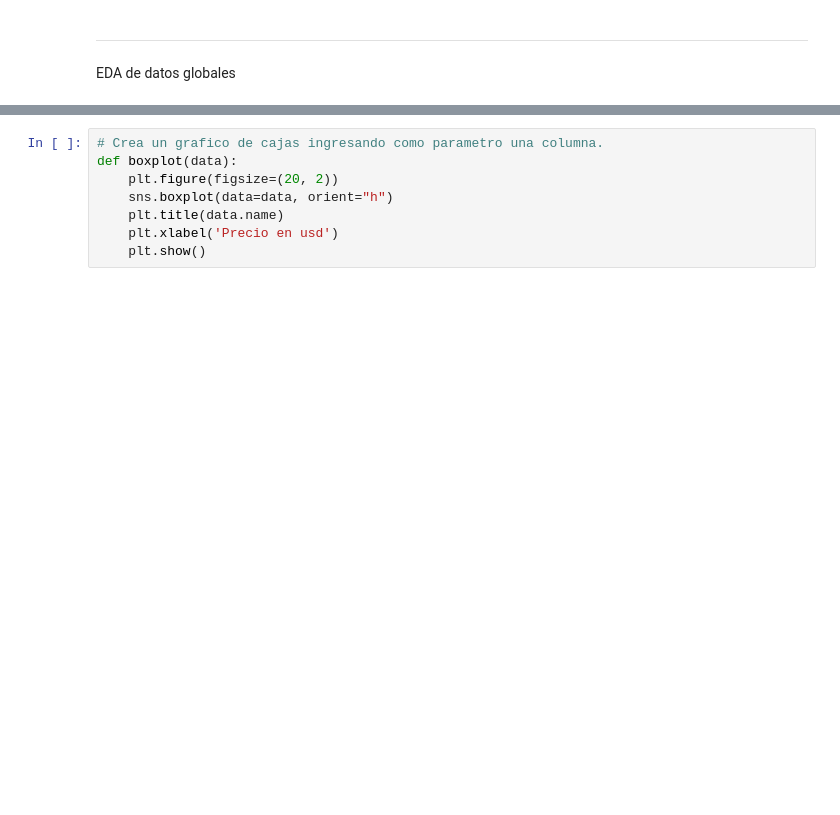
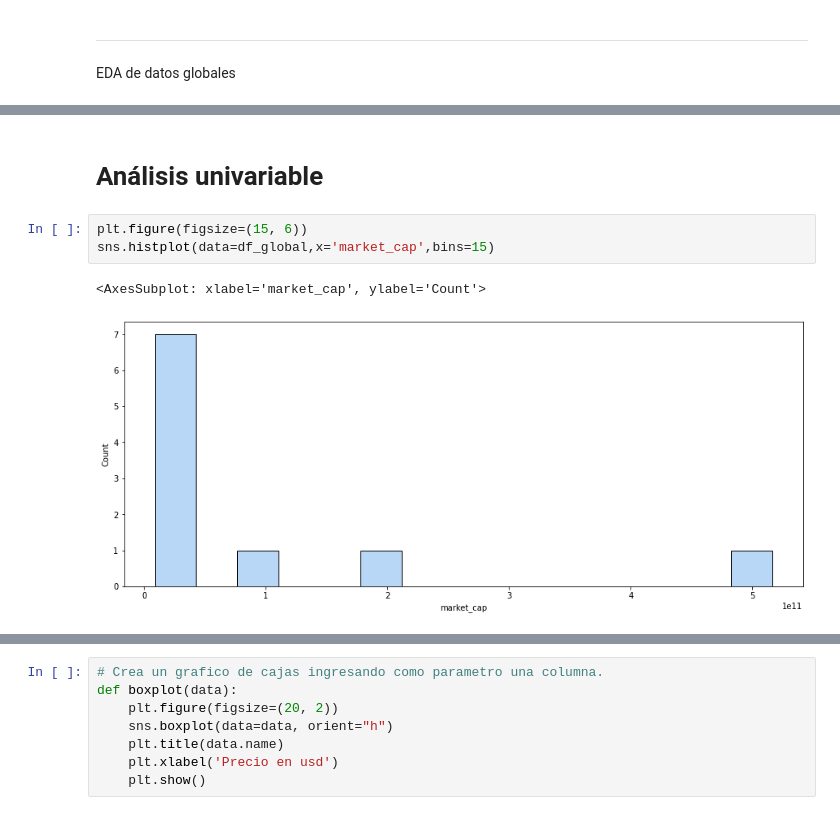
Before and after one commit to Galo0000/Analitics_Proyect_Cryptocurrency, a Jupyter notebook: EDA.ipynb, the cells around one changed output, grey strips where cells are left out. Cells and saved outputs as stored; diff of their text form; blank space fills up the shorter version.

```diff
--- a/EDA.ipynb
+++ b/EDA.ipynb
@@ -174,3 +186,11 @@ df_global.head()
 | 2 | tether | usdt | Tether | 0.999915 | 82883533004 | 3 | 1.387413e+10 | 2023-08-24T01:15:00.324Z |
 | 3 | binancecoin | bnb | BNB | 216.210000 | 33280919099 | 4 | 5.567175e+08 | 2023-08-24T01:15:25.924Z |
 | 4 | ripple | xrp | XRP | 0.526931 | 27924597746 | 5 | 9.426082e+08 | 2023-08-24T01:15:27.672Z |
+# %% [markdown]
+# Análisis univariable
+# %%
+plt.figure(figsize=(15, 6))
+sns.histplot(data=df_global,x='market_cap',bins=15)
+# %% [output]
+<AxesSubplot: xlabel='market_cap', ylabel='Count'>
+[figure, added]
```
Also changed, not shown: parts of 9 cells of this notebook.
